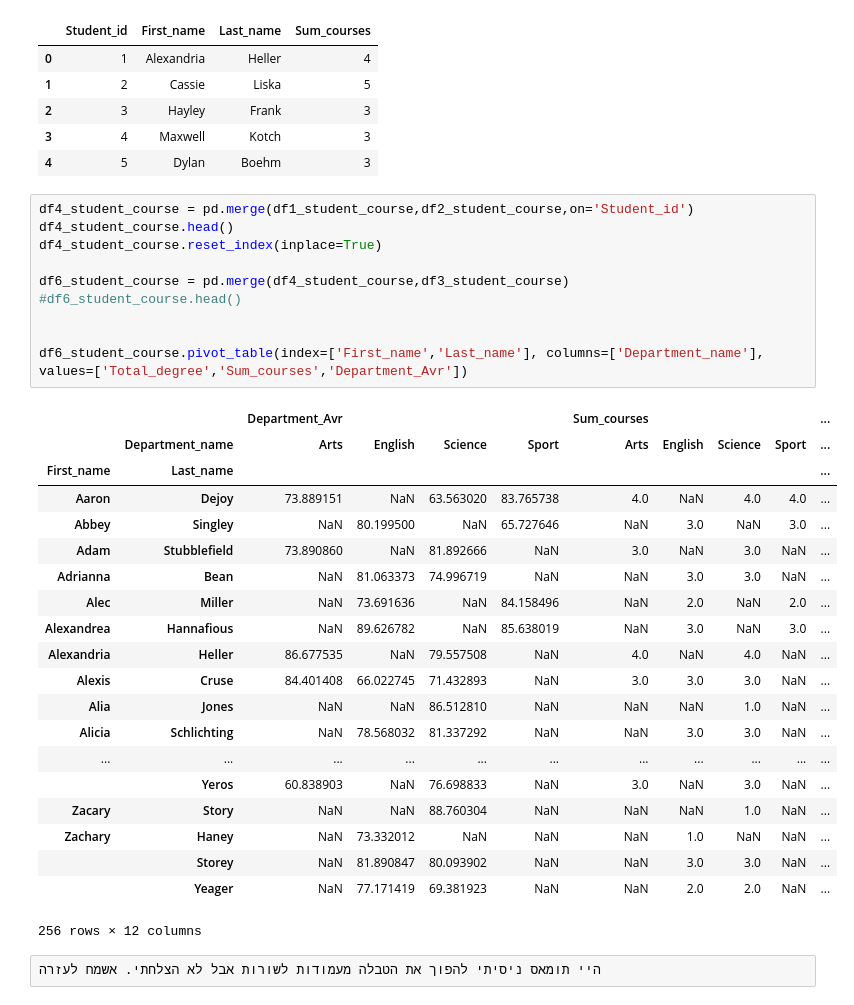
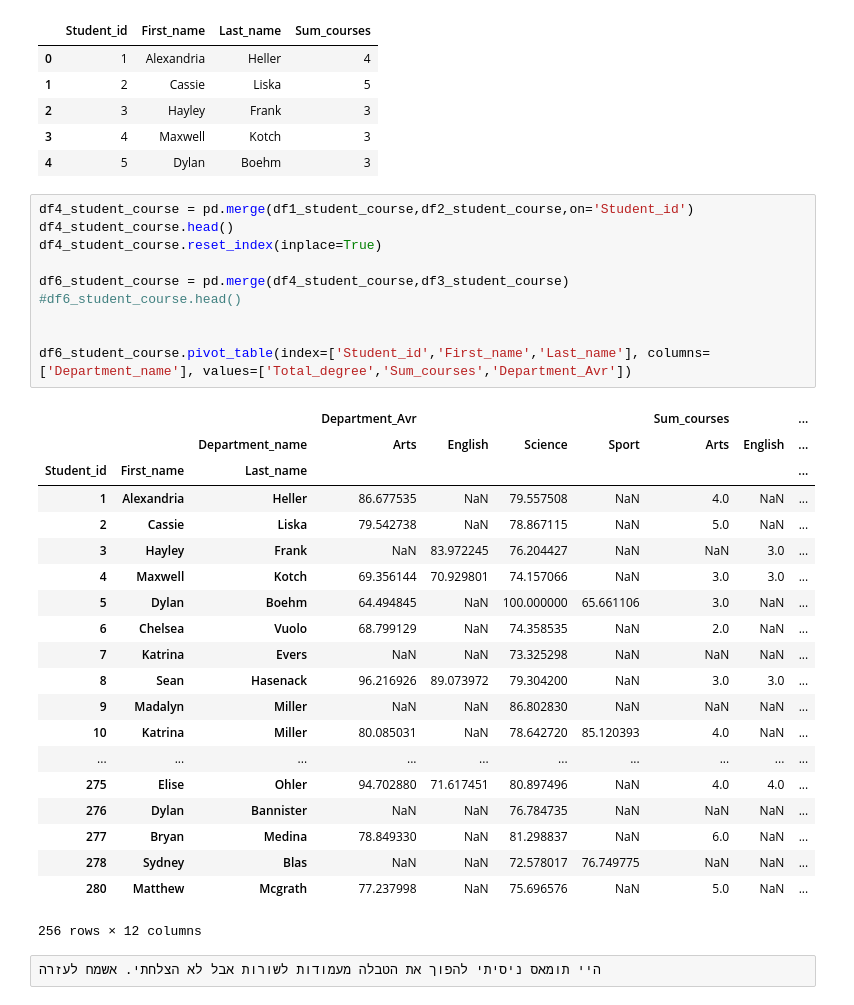
Before and after one commit to mouhadeb/DataScience, a Jupyter notebook: python/Python-final.ipynb, the cells around one changed output. Drawn from its saved outputs; the diff is of its cells as text.

```diff
--- a/python/Python-final.ipynb
+++ b/python/Python-final.ipynb
@@ -297,33 +297,33 @@ df3_student_course.head()
 # %%
 df4_student_course = pd.merge(df1_student_course,df2_student_course,on='Student_id')
 df4_student_course.head()
 df4_student_course.reset_index(inplace=True)
 
 df6_student_course = pd.merge(df4_student_course,df3_student_course)
 #df6_student_course.head()
 
 
-df6_student_course.pivot_table(index=['First_name','Last_name'], columns=['Department_name'], values=['Total_degree','Sum_courses','Department_Avr'])
+df6_student_course.pivot_table(index=['Student_id','First_name','Last_name'], columns=['Department_name'], values=['Total_degree','Sum_courses','Department_Avr'])
 # %% [output]
-|  |  | Department_Avr |  |  |  | Sum_courses |  |  |  | ... |
-|  | Department_name | Arts | English | Science | Sport | Arts | English | Science | Sport | ... |
-| First_name | Last_name |  |  |  |  |  |  |  |  | ... |
-| Aaron | Dejoy | 73.889151 | NaN | 63.563020 | 83.765738 | 4.0 | NaN | 4.0 | 4.0 | ... |
-| Abbey | Singley | NaN | 80.199500 | NaN | 65.727646 | NaN | 3.0 | NaN | 3.0 | ... |
-| Adam | Stubblefield | 73.890860 | NaN | 81.892666 | NaN | 3.0 | NaN | 3.0 | NaN | ... |
-| Adrianna | Bean | NaN | 81.063373 | 74.996719 | NaN | NaN | 3.0 | 3.0 | NaN | ... |
-| Alec | Miller | NaN | 73.691636 | NaN | 84.158496 | NaN | 2.0 | NaN | 2.0 | ... |
-| Alexandrea | Hannafious | NaN | 89.626782 | NaN | 85.638019 | NaN | 3.0 | NaN | 3.0 | ... |
-| Alexandria | Heller | 86.677535 | NaN | 79.557508 | NaN | 4.0 | NaN | 4.0 | NaN | ... |
-| Alexis | Cruse | 84.401408 | 66.022745 | 71.432893 | NaN | 3.0 | 3.0 | 3.0 | NaN | ... |
-| Alia | Jones | NaN | NaN | 86.512810 | NaN | NaN | NaN | 1.0 | NaN | ... |
-| Alicia | Schlichting | NaN | 78.568032 | 81.337292 | NaN | NaN | 3.0 | 3.0 | NaN | ... |
-| ... | ... | ... | ... | ... | ... | ... | ... | ... | ... | ... |
-|  | Yeros | 60.838903 | NaN | 76.698833 | NaN | 3.0 | NaN | 3.0 | NaN | ... |
-| Zacary | Story | NaN | NaN | 88.760304 | NaN | NaN | NaN | 1.0 | NaN | ... |
-| Zachary | Haney | NaN | 73.332012 | NaN | NaN | NaN | 1.0 | NaN | NaN | ... |
-|  | Storey | NaN | 81.890847 | 80.093902 | NaN | NaN | 3.0 | 3.0 | NaN | ... |
-|  | Yeager | NaN | 77.171419 | 69.381923 | NaN | NaN | 2.0 | 2.0 | NaN | ... |
+|  |  |  | Department_Avr |  |  |  | Sum_courses |  | ... |
+|  |  | Department_name | Arts | English | Science | Sport | Arts | English | ... |
+| Student_id | First_name | Last_name |  |  |  |  |  |  | ... |
+| 1 | Alexandria | Heller | 86.677535 | NaN | 79.557508 | NaN | 4.0 | NaN | ... |
+| 2 | Cassie | Liska | 79.542738 | NaN | 78.867115 | NaN | 5.0 | NaN | ... |
+| 3 | Hayley | Frank | NaN | 83.972245 | 76.204427 | NaN | NaN | 3.0 | ... |
+| 4 | Maxwell | Kotch | 69.356144 | 70.929801 | 74.157066 | NaN | 3.0 | 3.0 | ... |
+| 5 | Dylan | Boehm | 64.494845 | NaN | 100.000000 | 65.661106 | 3.0 | NaN | ... |
+| 6 | Chelsea | Vuolo | 68.799129 | NaN | 74.358535 | NaN | 2.0 | NaN | ... |
+| 7 | Katrina | Evers | NaN | NaN | 73.325298 | NaN | NaN | NaN | ... |
+| 8 | Sean | Hasenack | 96.216926 | 89.073972 | 79.304200 | NaN | 3.0 | 3.0 | ... |
+| 9 | Madalyn | Miller | NaN | NaN | 86.802830 | NaN | NaN | NaN | ... |
+| 10 | Katrina | Miller | 80.085031 | NaN | 78.642720 | 85.120393 | 4.0 | NaN | ... |
+| ... | ... | ... | ... | ... | ... | ... | ... | ... | ... |
+| 275 | Elise | Ohler | 94.702880 | 71.617451 | 80.897496 | NaN | 4.0 | 4.0 | ... |
+| 276 | Dylan | Bannister | NaN | NaN | 76.784735 | NaN | NaN | NaN | ... |
+| 277 | Bryan | Medina | 78.849330 | NaN | 81.298837 | NaN | 6.0 | NaN | ... |
+| 278 | Sydney | Blas | NaN | NaN | 72.578017 | 76.749775 | NaN | NaN | ... |
+| 280 | Matthew | Mcgrath | 77.237998 | NaN | 75.696576 | NaN | 5.0 | NaN | ... |
 256 rows × 12 columns
 # %%
 היי תומאס ניסיתי להפוך את הטבלה מעמודות לשורות אבל לא הצלחתי. אשמח לעזרה
```
